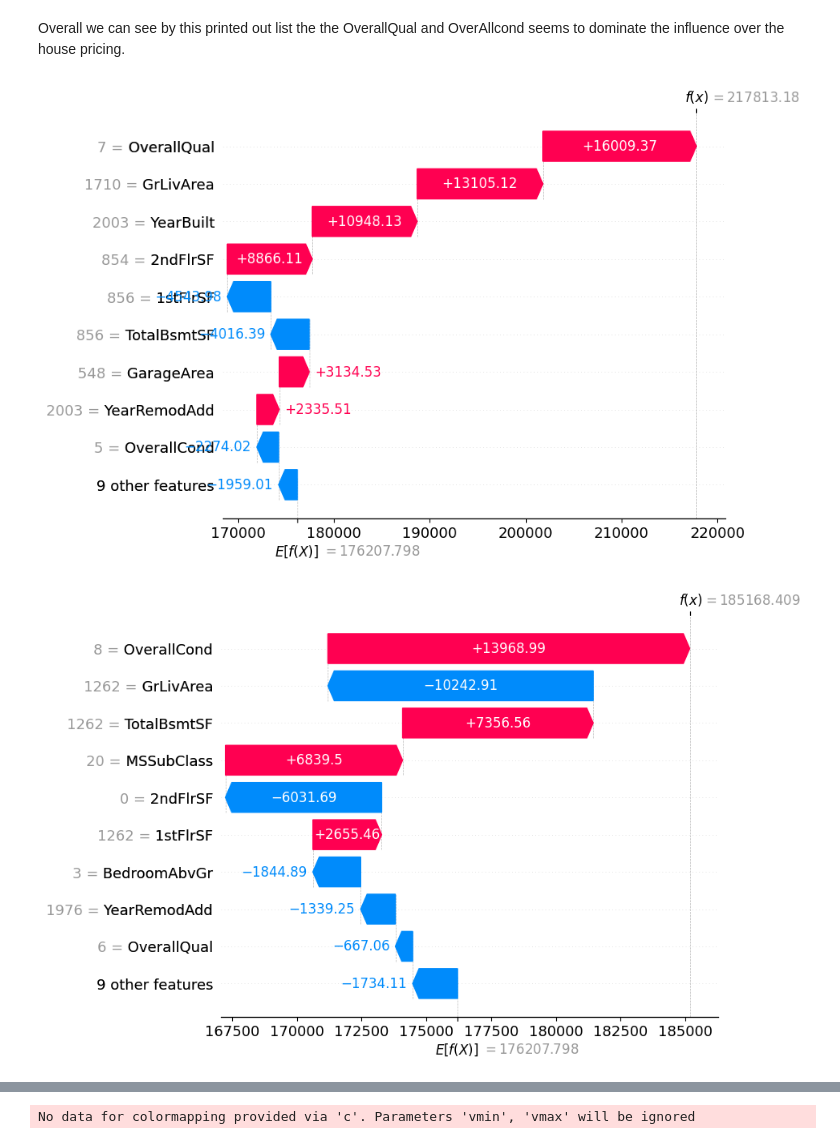
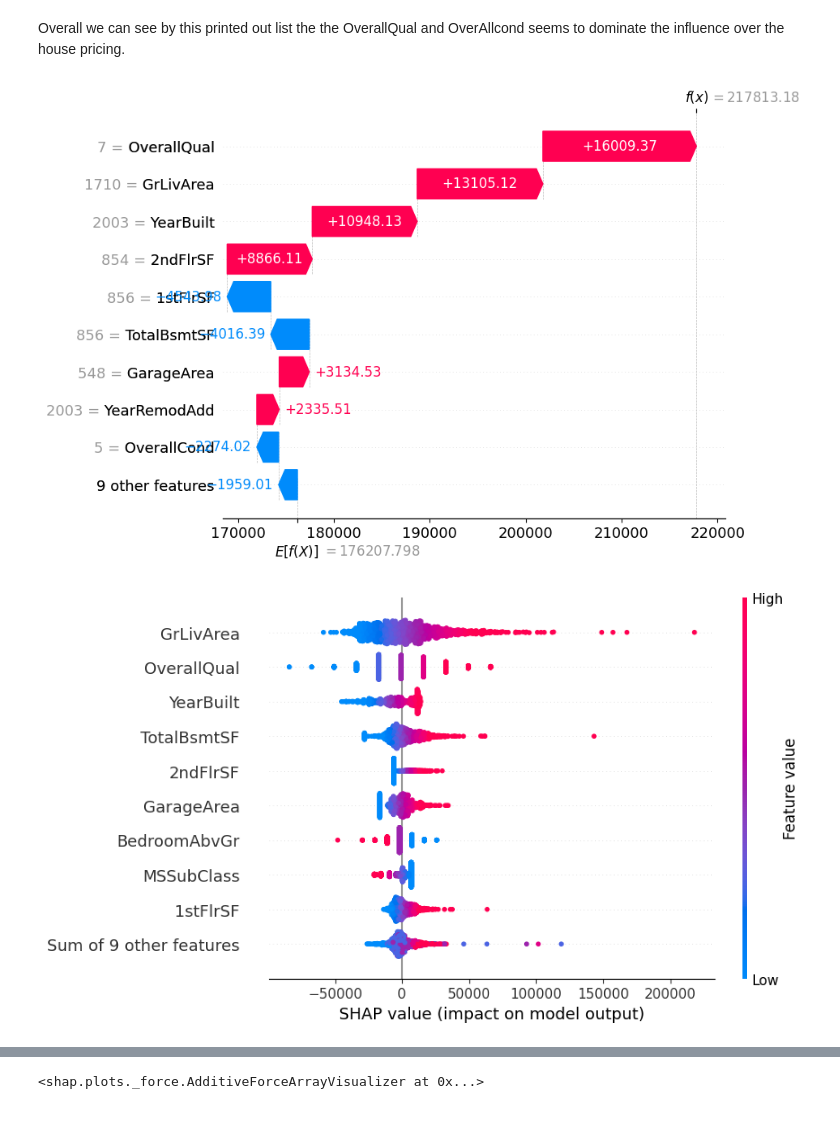
Before and after one commit to breakthegreat/CS301-PROJECT, a Jupyter notebook: shapinterpretation.ipynb, the cells around one changed output, grey strips where cells are left out. Drawn from its saved outputs; the diff is of its cells as text; code cells hidden in the pictures.

Commit message:
updated markdown, added graphs

```diff
--- a/shapinterpretation.ipynb
+++ b/shapinterpretation.ipynb
@@ -73,9 +75,9 @@ shap_values = explainer(X)
 Overall we can see by this printed out list the the OverallQual and OverAllcond seems to dominate the influence over the house pricing.
 # %%
 shap.plots.waterfall(shap_values[0])
-shap.plots.waterfall(shap_values[1])
-shap.plots.waterfall(shap_values[2])
 shap.plots.beeswarm(shap_values)
+shap.initjs()
+shap.plots.force(shap_values)
 # %% [output]
 [figure]
-[figure, old version]
+[figure, new version]
@@ -83 +85 @@ shap.plots.beeswarm(shap_values)
-No data for colormapping provided via 'c'. Parameters 'vmin', 'vmax' will be ignored
+<shap.plots._force.AdditiveForceArrayVisualizer at 0x...>
```
Also changed, not shown: parts of 3 cells of this notebook, 1 other file.
